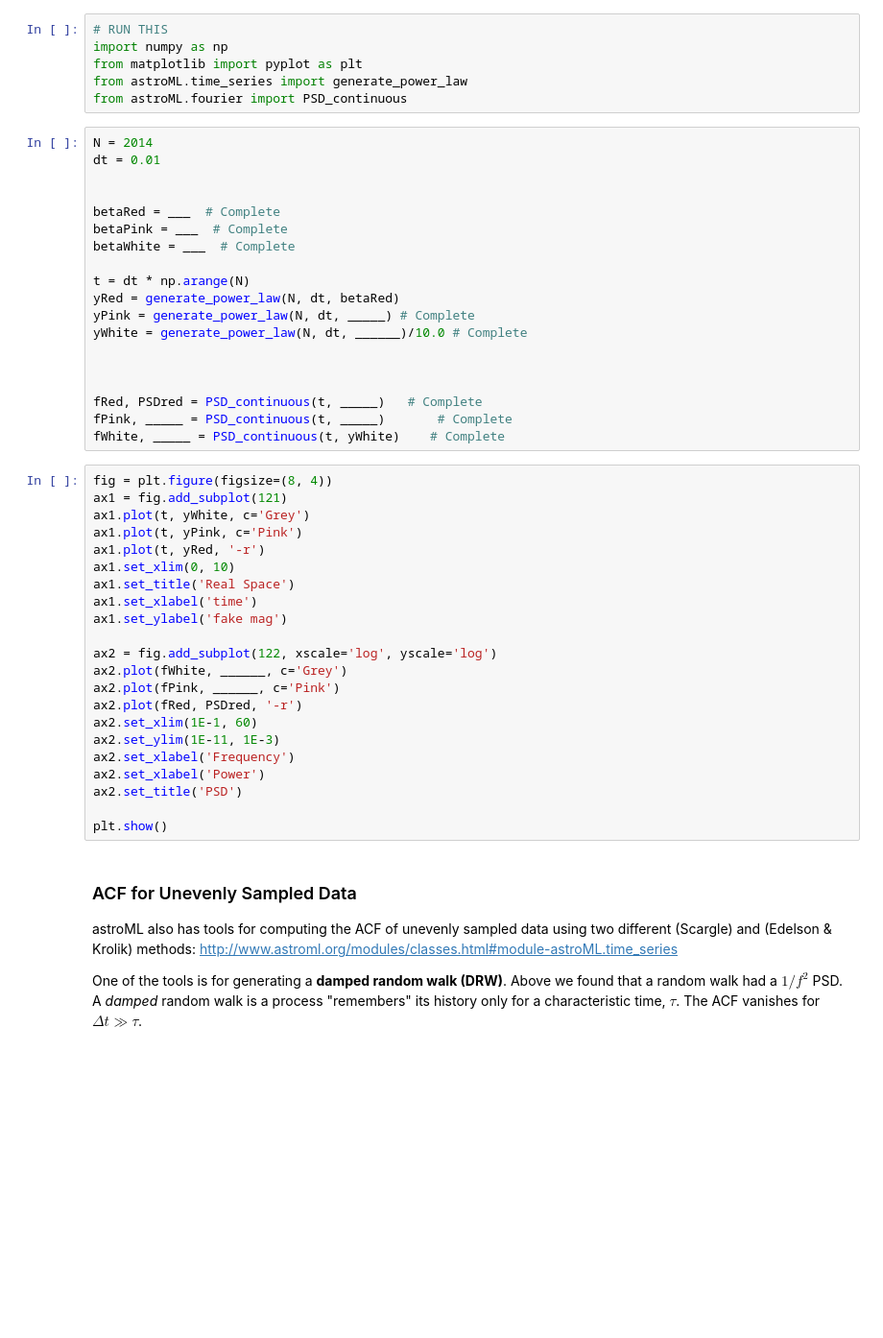
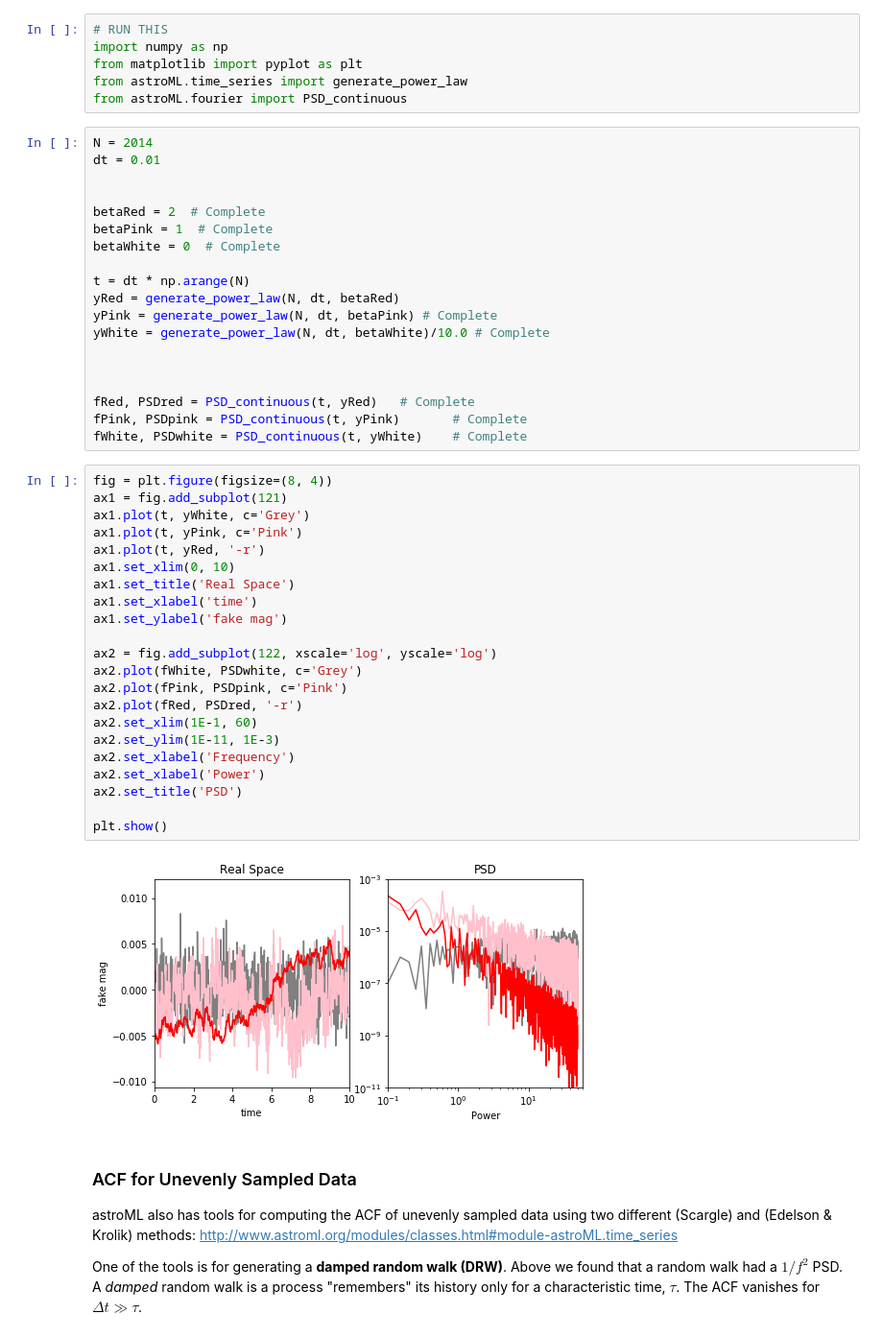
Before and after one commit to gnarayan/ast596_2020_Spring, a Jupyter notebook: lecture/08/week08_p2.ipynb, the cells around one changed output. Shown at 96% size. Drawn from its saved outputs; the diff is of its cells as text; blank space fills up the shorter version.

```diff
--- a/lecture/08/week08_p2.ipynb
+++ b/lecture/08/week08_p2.ipynb
@@ -557,42 +603,44 @@ N = 2014
 dt = 0.01
 
 
-betaRed = ___  # Complete
-betaPink = ___  # Complete
-betaWhite = ___  # Complete
+betaRed = 2  # Complete
+betaPink = 1  # Complete
+betaWhite = 0  # Complete
 
 t = dt * np.arange(N)
 yRed = generate_power_law(N, dt, betaRed)
-yPink = generate_power_law(N, dt, _____) # Complete
-yWhite = generate_power_law(N, dt, ______)/10.0 # Complete
+yPink = generate_power_law(N, dt, betaPink) # Complete
+yWhite = generate_power_law(N, dt, betaWhite)/10.0 # Complete
 
 
 
-fRed, PSDred = PSD_continuous(t, _____)   # Complete
-fPink, _____ = PSD_continuous(t, _____)       # Complete
-fWhite, _____ = PSD_continuous(t, yWhite)    # Complete
+fRed, PSDred = PSD_continuous(t, yRed)   # Complete
+fPink, PSDpink = PSD_continuous(t, yPink)       # Complete
+fWhite, PSDwhite = PSD_continuous(t, yWhite)    # Complete
 # %%
 fig = plt.figure(figsize=(8, 4))
 ax1 = fig.add_subplot(121)
 ax1.plot(t, yWhite, c='Grey')
 ax1.plot(t, yPink, c='Pink')
 ax1.plot(t, yRed, '-r')
 ax1.set_xlim(0, 10)
 ax1.set_title('Real Space')
 ax1.set_xlabel('time')
 ax1.set_ylabel('fake mag')
 
 ax2 = fig.add_subplot(122, xscale='log', yscale='log')
-ax2.plot(fWhite, ______, c='Grey')
-ax2.plot(fPink, ______, c='Pink')
+ax2.plot(fWhite, PSDwhite, c='Grey')
+ax2.plot(fPink, PSDpink, c='Pink')
 ax2.plot(fRed, PSDred, '-r')
 ax2.set_xlim(1E-1, 60)
 ax2.set_ylim(1E-11, 1E-3)
 ax2.set_xlabel('Frequency')
 ax2.set_xlabel('Power')
 ax2.set_title('PSD')
 
 plt.show()
+# %% [output]
+[figure, added]
 # %% [markdown]
 ### ACF for Unevenly Sampled Data
 
```
Also changed, not shown: parts of 10 cells of this notebook.
